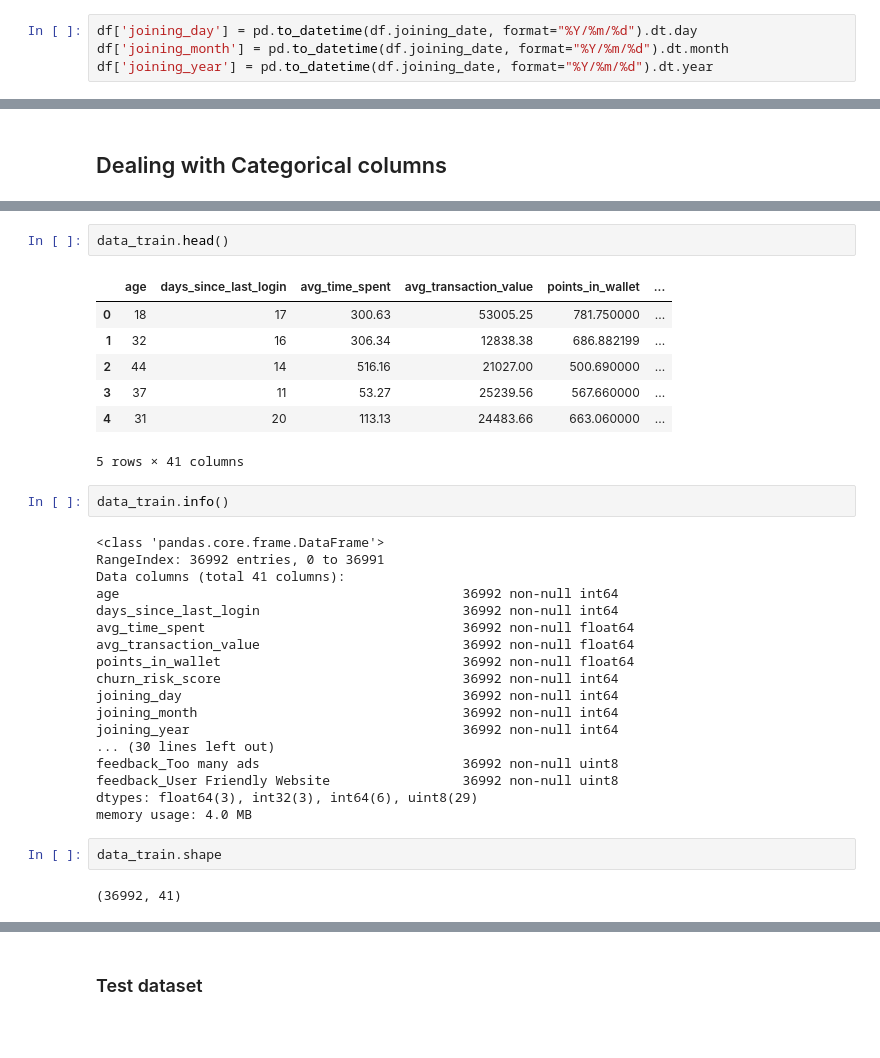
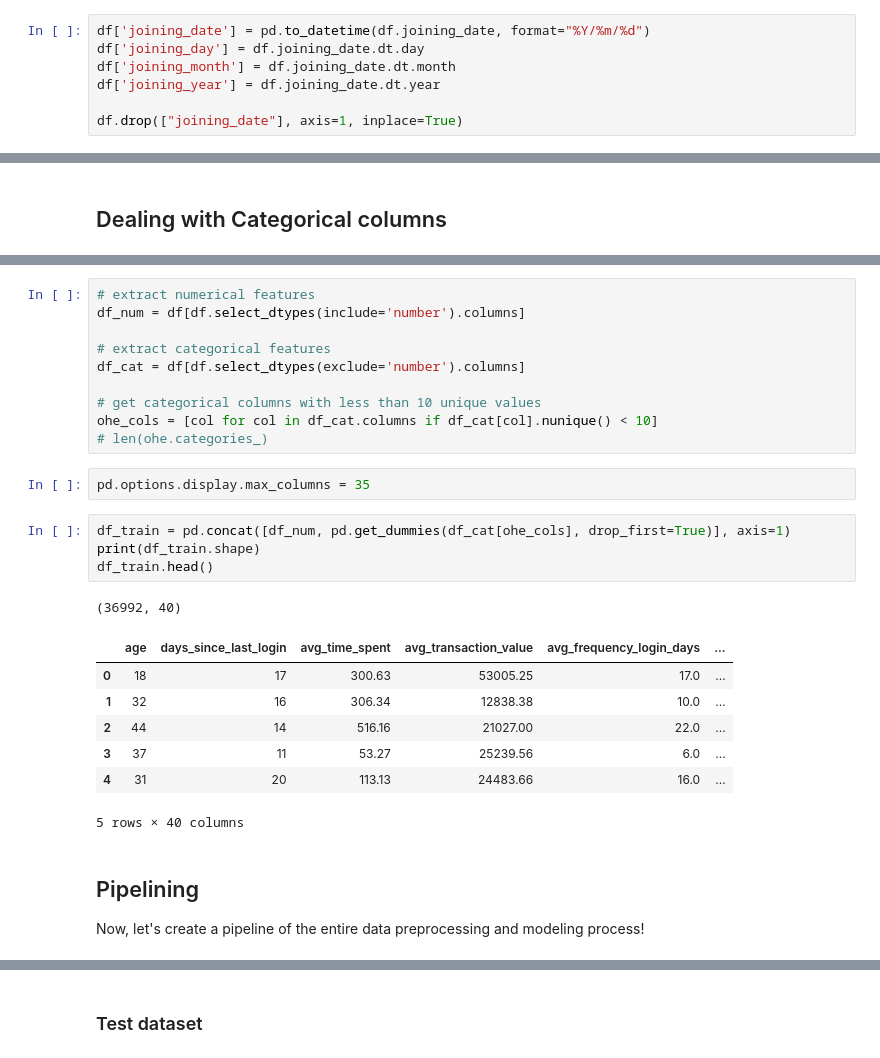
Before and after one commit to aayomide/churn-risk-prediction, a Jupyter notebook: customer churn prediction.ipynb, the cells around one changed output, grey strips where cells are left out. Cells and saved outputs as stored; diff of their text form; blank space fills up the shorter version.

```diff
--- a/customer churn prediction.ipynb
+++ b/customer churn prediction.ipynb
@@ -202,6 +193,9 @@ df.joining_date.head()
 4    2017-09-12
 Name: joining_date, dtype: object
 # %%
-df['joining_day'] = pd.to_datetime(df.joining_date, format="%Y/%m/%d").dt.day
-df['joining_month'] = pd.to_datetime(df.joining_date, format="%Y/%m/%d").dt.month
-df['joining_year'] = pd.to_datetime(df.joining_date, format="%Y/%m/%d").dt.year
+df['joining_date'] = pd.to_datetime(df.joining_date, format="%Y/%m/%d")
+df['joining_day'] = df.joining_date.dt.day
+df['joining_month'] = df.joining_date.dt.month
+df['joining_year'] = df.joining_date.dt.year
+
+df.drop(["joining_date"], axis=1, inplace=True)
@@ -486,34 +229,28 @@ data_train.drop(["customer_id", "Name", "gender", "security_no", "region_categor
-# %%
-data_train.head()
-# %% [output]
-|  | age | days_since_last_login | avg_time_spent | avg_transaction_value | points_in_wallet | ... |
-| 0 | 18 | 17 | 300.63 | 53005.25 | 781.750000 | ... |
-| 1 | 32 | 16 | 306.34 | 12838.38 | 686.882199 | ... |
-| 2 | 44 | 14 | 516.16 | 21027.00 | 500.690000 | ... |
-| 3 | 37 | 11 | 53.27 | 25239.56 | 567.660000 | ... |
-| 4 | 31 | 20 | 113.13 | 24483.66 | 663.060000 | ... |
-5 rows × 41 columns
-# %%
-data_train.info()
-# %% [output]
-<class 'pandas.core.frame.DataFrame'>
-RangeIndex: 36992 entries, 0 to 36991
-Data columns (total 41 columns):
-age                                            36992 non-null int64
-days_since_last_login                          36992 non-null int64
-avg_time_spent                                 36992 non-null float64
-avg_transaction_value                          36992 non-null float64
-points_in_wallet                               36992 non-null float64
-churn_risk_score                               36992 non-null int64
-joining_day                                    36992 non-null int64
-joining_month                                  36992 non-null int64
-joining_year                                   36992 non-null int64
-... (30 lines left out)
-feedback_Too many ads                          36992 non-null uint8
-feedback_User Friendly Website                 36992 non-null uint8
-dtypes: float64(3), int32(3), int64(6), uint8(29)
-memory usage: 4.0 MB
-# %%
-data_train.shape
-# %% [output]
-(36992, 41)
+# %%
+# extract numerical features
+df_num = df[df.select_dtypes(include='number').columns]
+
+# extract categorical features
+df_cat = df[df.select_dtypes(exclude='number').columns]
+
+# get categorical columns with less than 10 unique values
+ohe_cols = [col for col in df_cat.columns if df_cat[col].nunique() < 10]
+# len(ohe.categories_)
+# %%
+pd.options.display.max_columns = 35
+# %%
+df_train = pd.concat([df_num, pd.get_dummies(df_cat[ohe_cols], drop_first=True)], axis=1)
+print(df_train.shape)
+df_train.head()
+# %% [output]
+(36992, 40)
+|  | age | days_since_last_login | avg_time_spent | avg_transaction_value | avg_frequency_login_days | ... |
+| 0 | 18 | 17 | 300.63 | 53005.25 | 17.0 | ... |
+| 1 | 32 | 16 | 306.34 | 12838.38 | 10.0 | ... |
+| 2 | 44 | 14 | 516.16 | 21027.00 | 22.0 | ... |
+| 3 | 37 | 11 | 53.27 | 25239.56 | 6.0 | ... |
+| 4 | 31 | 20 | 113.13 | 24483.66 | 16.0 | ... |
+5 rows × 40 columns
+# %% [markdown]
+## Pipelining
+Now, let's create a pipeline of the entire data preprocessing and modeling process!
```
Also changed, not shown: parts of 110 cells of this notebook, 4 other files.
